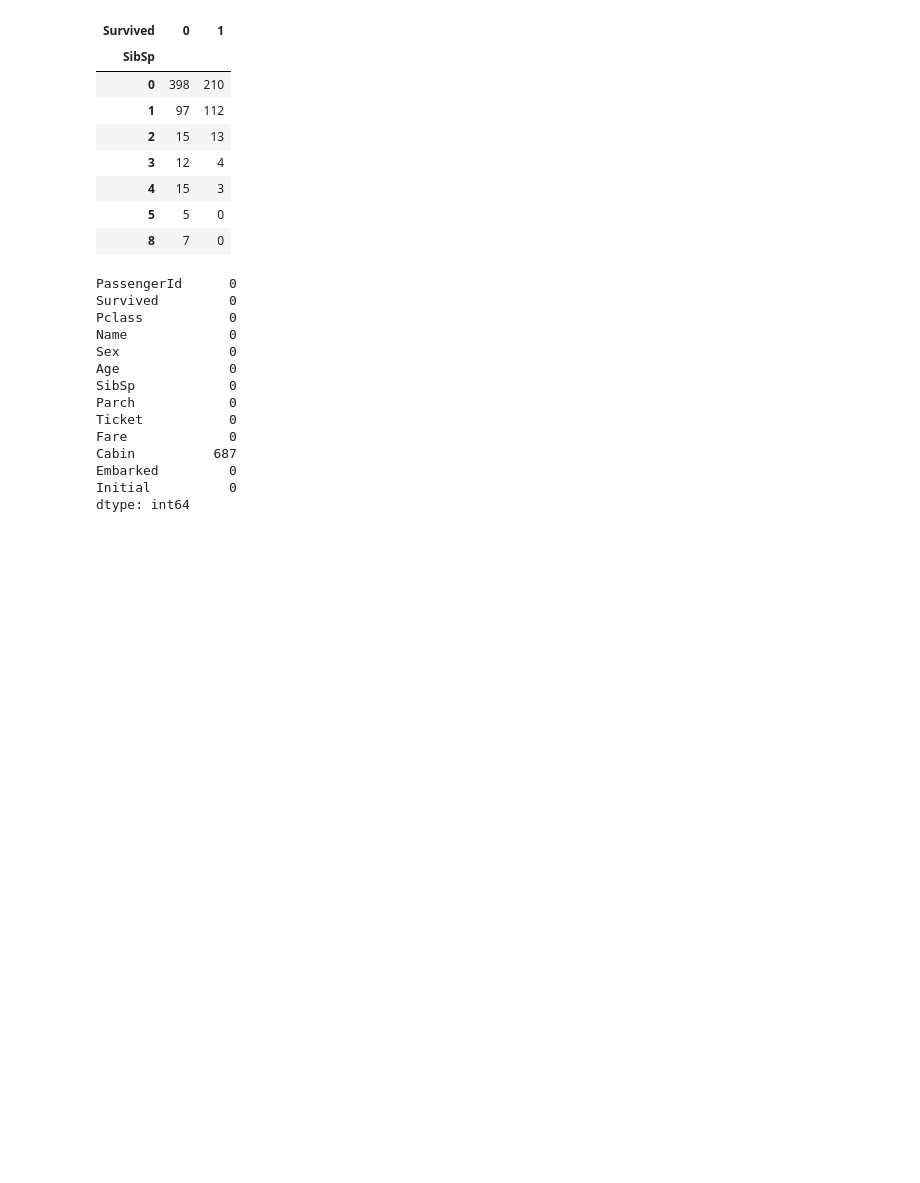
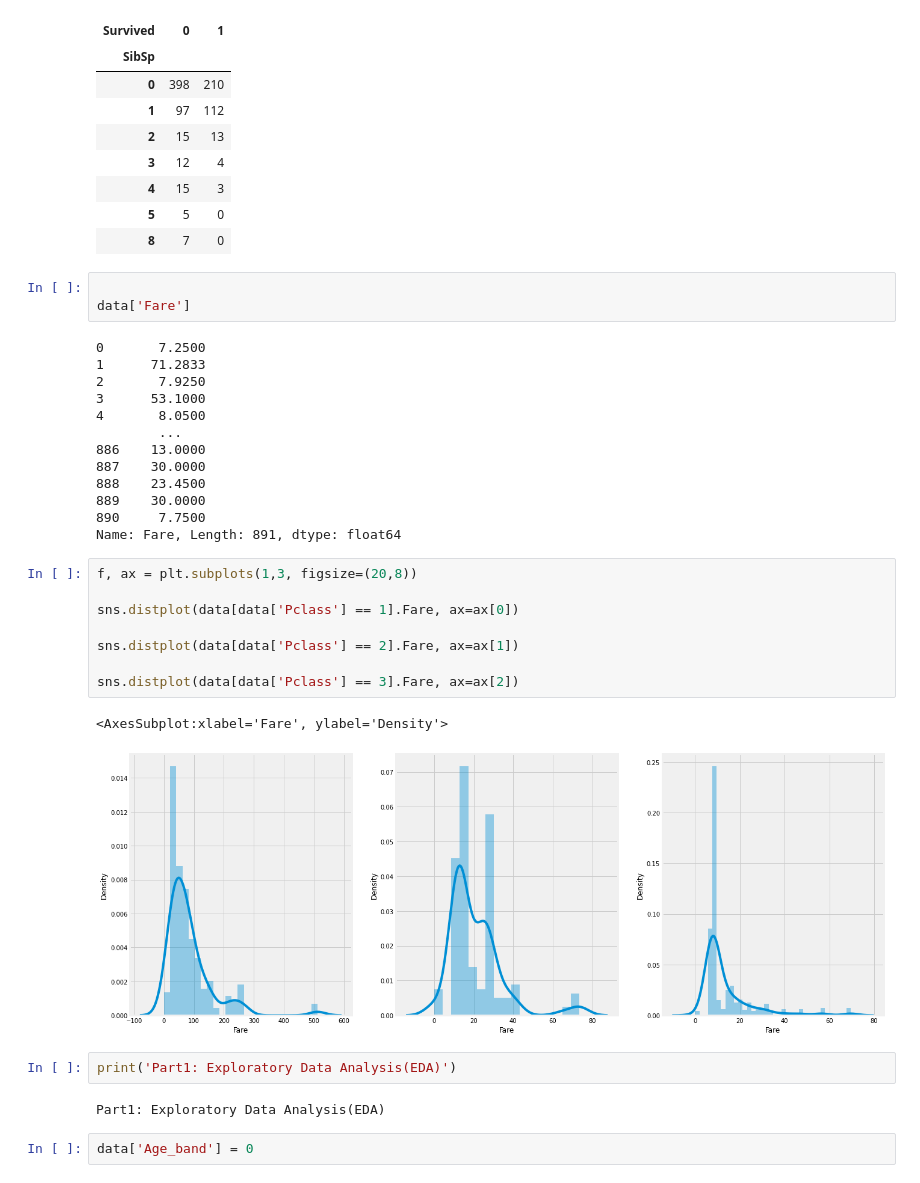
Before and after one commit to mojeico/ML, a Jupyter notebook: kaggle/titanic.ipynb, the cells around one changed output. Cells and saved outputs as stored; diff of their text form; blank space fills up the shorter version.

```diff
--- a/kaggle/titanic.ipynb
+++ b/kaggle/titanic.ipynb
@@ -282,18 +273,35 @@ pd.crosstab(data.SibSp, data.Survived).style.background_gradient(cmap='summer_r'
 | 5 | 5 | 0 |
 | 8 | 7 | 0 |
 # %%
+
+data['Fare']
 # %% [output]
-PassengerId      0
-Survived         0
-Pclass           0
-Name             0
-Sex              0
-Age              0
-SibSp            0
-Parch            0
-Ticket           0
-Fare             0
-Cabin          687
-Embarked         0
-Initial          0
-dtype: int64
+0       7.2500
+1      71.2833
+2       7.9250
+3      53.1000
+4       8.0500
+        ...
+886    13.0000
+887    30.0000
+888    23.4500
+889    30.0000
+890     7.7500
+Name: Fare, Length: 891, dtype: float64
+# %%
+f, ax = plt.subplots(1,3, figsize=(20,8))
+
+sns.distplot(data[data['Pclass'] == 1].Fare, ax=ax[0])
+
+sns.distplot(data[data['Pclass'] == 2].Fare, ax=ax[1])
+
+sns.distplot(data[data['Pclass'] == 3].Fare, ax=ax[2])
+# %% [output]
+<AxesSubplot:xlabel='Fare', ylabel='Density'>
+[figure, added]
+# %%
+print('Part1: Exploratory Data Analysis(EDA)')
+# %% [output]
+Part1: Exploratory Data Analysis(EDA)
+# %%
+data['Age_band'] = 0
```
Also changed, not shown: parts of 14 cells of this notebook.
